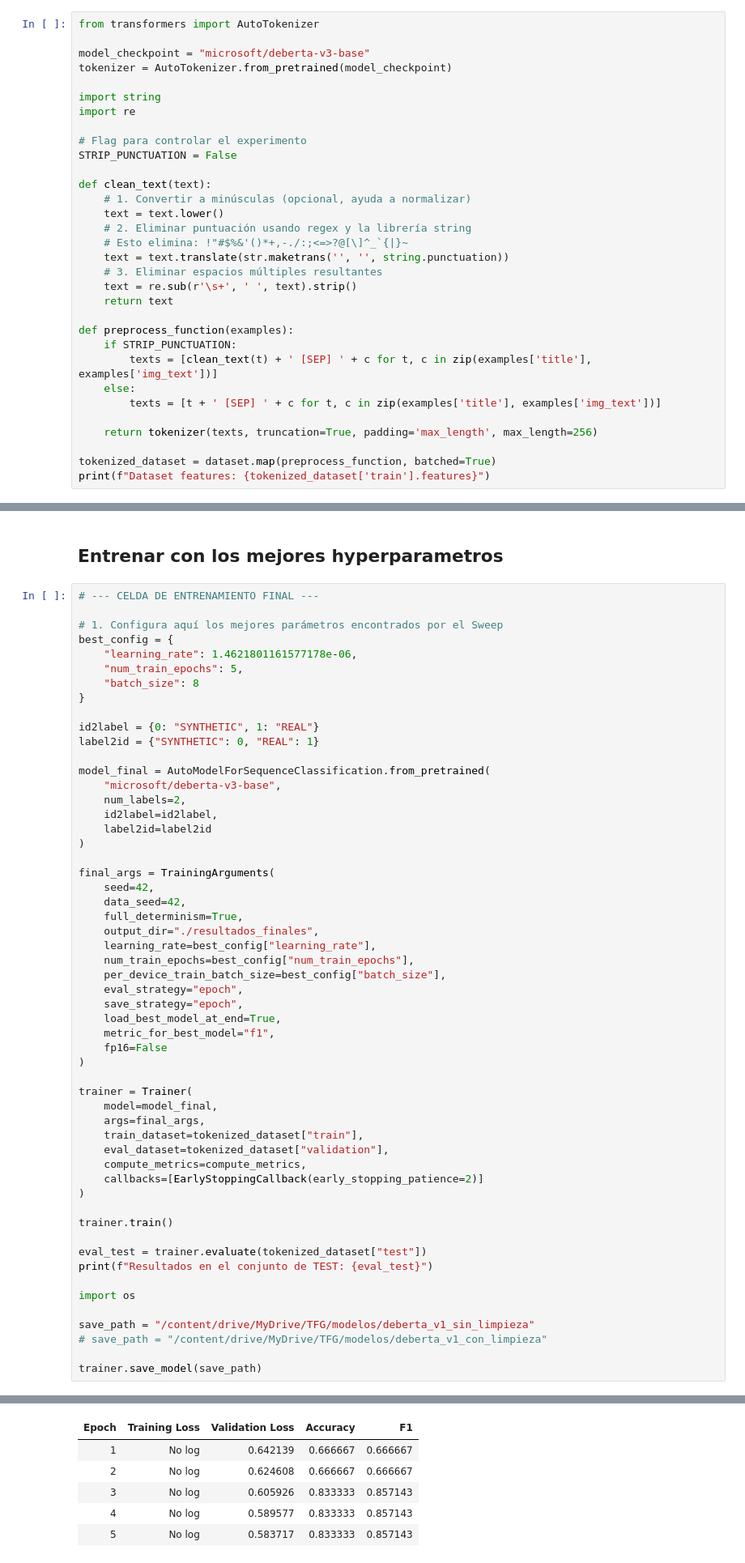
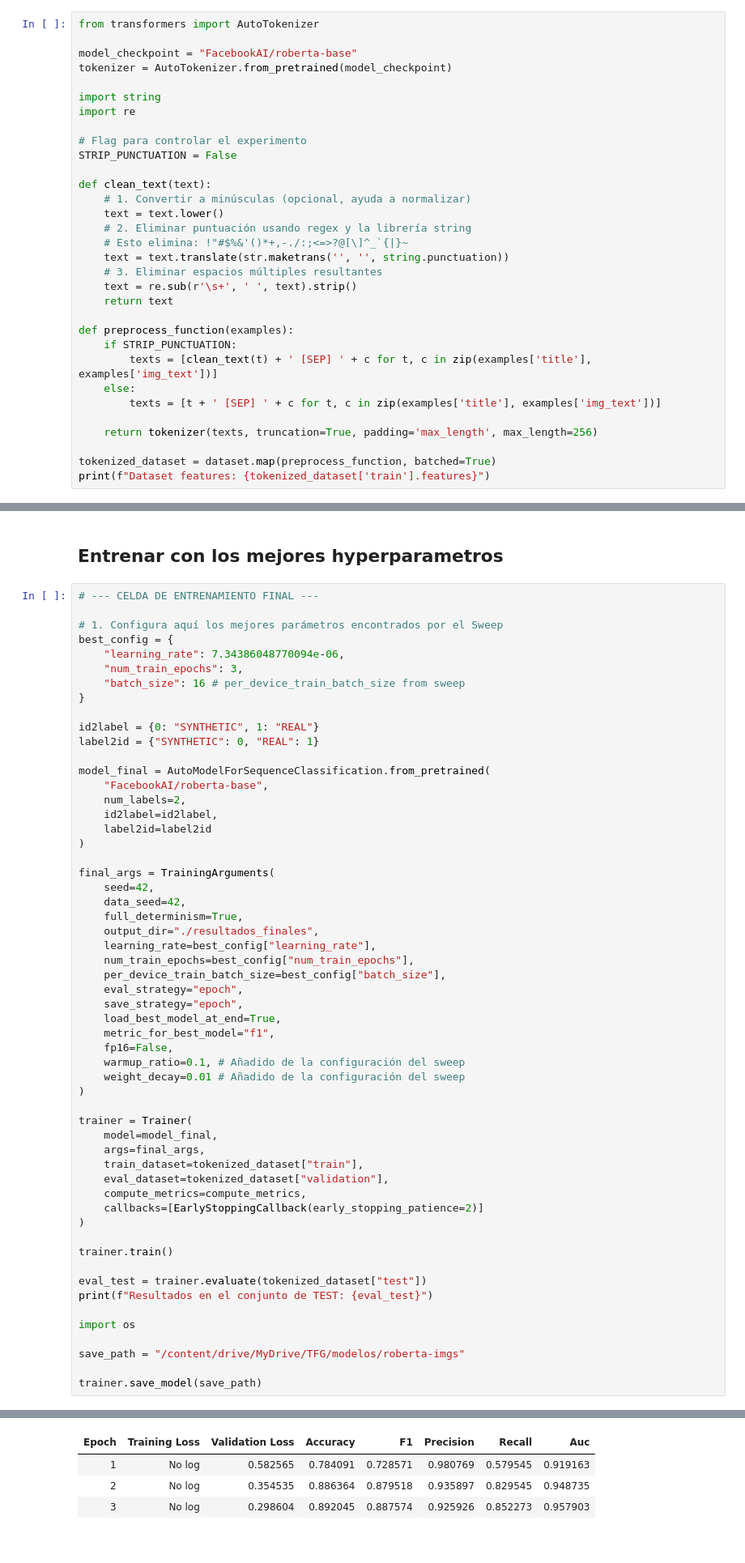
Before and after one commit to JavierPrior845/tfg-ai-text-detection, a Jupyter notebook: models/encoder-only/Encoder-Only-Sweep-Img.ipynb, the cells around one changed output, grey strips where cells are left out. Shown at 81% size. Cells and saved outputs as stored; diff of their text form.

```diff
--- a/models/encoder-only/Encoder-Only-Sweep-Img.ipynb
+++ b/models/encoder-only/Encoder-Only-Sweep-Img.ipynb
@@ -90,7 +90,7 @@ Coincidencias de IDs entre train y test: 0
 # %%
 from transformers import AutoTokenizer
 
-model_checkpoint = "microsoft/deberta-v3-base"
+model_checkpoint = "FacebookAI/roberta-base"
 tokenizer = AutoTokenizer.from_pretrained(model_checkpoint)
 
 import string
@@ -326,16 +336,16 @@ Mejor configuración encontrada:
 
 # 1. Configura aquí los mejores parámetros encontrados por el Sweep
 best_config = {
-    "learning_rate": 1.4621801161577178e-06,
-    "num_train_epochs": 5,
-    "batch_size": 8
+    "learning_rate": 7.34386048770094e-06,
+    "num_train_epochs": 3,
+    "batch_size": 16 # per_device_train_batch_size from sweep
 }
 
 id2label = {0: "SYNTHETIC", 1: "REAL"}
 label2id = {"SYNTHETIC": 0, "REAL": 1}
 
 model_final = AutoModelForSequenceClassification.from_pretrained(
-    "microsoft/deberta-v3-base",
+    "FacebookAI/roberta-base",
     num_labels=2,
     id2label=id2label,
     label2id=label2id
@@ -353,7 +363,9 @@ final_args = TrainingArguments(
     save_strategy="epoch",
     load_best_model_at_end=True,
     metric_for_best_model="f1",
-    fp16=False
+    fp16=False,
+    warmup_ratio=0.1, # Añadido de la configuración del sweep
+    weight_decay=0.01 # Añadido de la configuración del sweep
 )
 
 trainer = Trainer(
@@ -372,8 +384,7 @@ print(f"Resultados en el conjunto de TEST: {eval_test}")
 
 import os
 
-save_path = "/content/drive/MyDrive/TFG/modelos/deberta_v1_sin_limpieza"
-# save_path = "/content/drive/MyDrive/TFG/modelos/deberta_v1_con_limpieza"
+save_path = "/content/drive/MyDrive/TFG/modelos/roberta-imgs"
 
 trainer.save_model(save_path)
 # %% [output]
@@ -398,6 +410,4 @@ Notes:
-| Epoch | Training Loss | Validation Loss | Accuracy | F1 |
-| 1 | No log | 0.642139 | 0.666667 | 0.666667 |
-| 2 | No log | 0.624608 | 0.666667 | 0.666667 |
-| 3 | No log | 0.605926 | 0.833333 | 0.857143 |
-| 4 | No log | 0.589577 | 0.833333 | 0.857143 |
-| 5 | No log | 0.583717 | 0.833333 | 0.857143 |
+| Epoch | Training Loss | Validation Loss | Accuracy | F1 | Precision | Recall | Auc |
+| 1 | No log | 0.582565 | 0.784091 | 0.728571 | 0.980769 | 0.579545 | 0.919163 |
+| 2 | No log | 0.354535 | 0.886364 | 0.879518 | 0.935897 | 0.829545 | 0.948735 |
+| 3 | No log | 0.298604 | 0.892045 | 0.887574 | 0.925926 | 0.852273 | 0.957903 |
```
Also changed, not shown: parts of 9 cells of this notebook.
